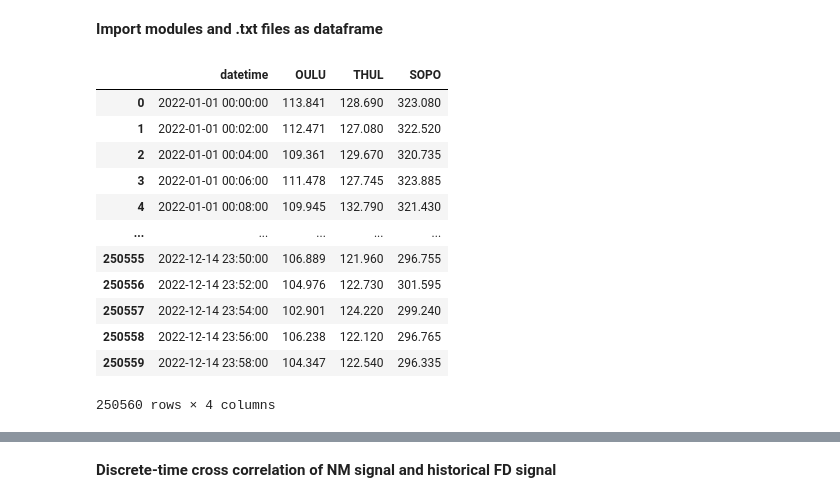
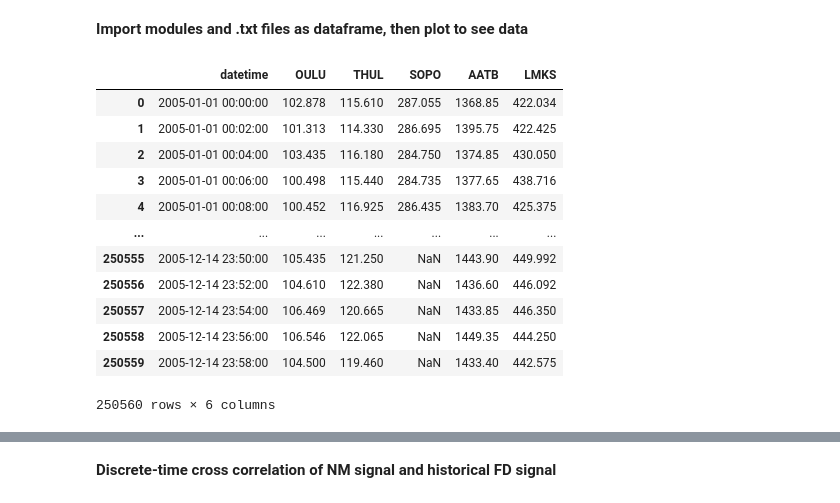
Before and after one commit to chatdanai-s/nmdb-FD-CCF, a Jupyter notebook: 6505066_SIP_PROJECT.ipynb, the cells around one changed output, grey strips where cells are left out. Cells and saved outputs as stored; diff of their text form; code cells hidden in the pictures.

```diff
--- a/6505066_SIP_PROJECT.ipynb
+++ b/6505066_SIP_PROJECT.ipynb
@@ -1,5 +1,5 @@
 # %% [markdown]
-**Import modules and .txt files as dataframe**
+**Import modules and .txt files as dataframe, then plot to see data**
 # %%
 # Import modules
 import pandas as pd
@@ -8,47 +10,75 @@ import matplotlib.pyplot as plt
 import scipy
 # %%
-# Import nmdb data
+## Import nmdb data (OULU, THUL, SOPO)
 colnames = ['datetime', 'OULU', 'THUL', 'SOPO']
-stations = colnames[1:]
 filenames = ['data_2min_fd2015.txt', 'data_2min_fd2021.txt',
+             'data_2min_2005_1.txt', 'data_2min_2005_2.txt', 'data_2min_2005_3.txt',
              'data_2min_2022_1.txt', 'data_2min_2022_2.txt', 'data_2min_2022_3.txt',
              'data_2min_2023_1.txt', 'data_2min_2023_2.txt', 'data_2min_2023_3.txt',
              'data_2min_2024_1.txt', 'data_2min_2024_2.txt', 'data_2min_2024_3.txt']
 dataframes = []
 
-for filename in filenames:
+def read_and_clean_txt(filename, colnames):
+    stations = colnames[1:]
     df = pd.read_csv(filename, sep=';', comment='#', names=colnames) # Import
     df = df.drop(index=0).reset_index(drop=True) # Remove first row
     df.datetime = pd.to_datetime(df.datetime, format="%Y-%m-%d %H:%M:%S") # Convert to datetime
     for s in stations: # Convert invalid data to nan
         df[s] = pd.to_numeric(df[s], errors='coerce')
+        df[s] = df[s].bfill()   # backward fill
+    return df
 
+for filename in filenames:
+    df = read_and_clean_txt(filename, colnames)
     dataframes.append(df) # Add to df list
 
 # Extract as individual dataframes
-fd15, fd21, data22_1, data22_2, data22_3, data23_1, data23_2, data23_3, data24_1, data24_2, data24_3 = dataframes
+fd15, fd21, data05_1, data05_2, data05_3, data22_1, data22_2, data22_3, data23_1, data23_2, data23_3, data24_1, data24_2, data24_3 = dataframes
 
-# Merge data22, data23, data24
+# Merge data05, data22, data23, data24
+data05 = pd.concat([data05_1, data05_2, data05_3], ignore_index=True)
 data22 = pd.concat([data22_1, data22_2, data22_3], ignore_index=True)
 data23 = pd.concat([data23_1, data23_2, data23_3], ignore_index=True)
 data24 = pd.concat([data24_1, data24_2, data24_3], ignore_index=True)
 
+
+## Import nmdb data (AATB, lMKS) -- Downloaded later on
+# Concatenate FD data to first 2 dataframes
+def merge_with_filename(df_to_merge, filename, colnames):
+    another_df = read_and_clean_txt(filename, colnames)
+    df_merged = df_to_merge.merge(another_df, on='datetime', how='outer')
+    return df_merged
+
+colnames = ['datetime', 'AATB', 'LMKS']
+fd15 = merge_with_filename(fd15, 'data_2min_fd2015_LMKS+AATB.txt', colnames)
+fd21 = merge_with_filename(fd21, 'data_2min_fd2021_LMKS+AATB.txt', colnames)
+
+# Concatenate FD data to the rest of the dataframes
+for s in ['AATB', 'LMKS']:
+    colnames = ['datetime', s]
+    data05 = merge_with_filename(data05, f'data_2min_2005_{s}.txt', colnames)
+    data22 = merge_with_filename(data22, f'data_2min_2022_{s}.txt', colnames)
+    data23 = merge_with_filename(data23, f'data_2min_2023_{s}.txt', colnames)
+    data24 = merge_with_filename(data24, f'data_2min_2024_{s}.txt', colnames)
+
 # Reset dataframes
-dataframes = [fd15, fd21, data22, data23, data24]
+dataframes = [fd15, fd21, data05, data22, data23, data24]
 
-data22
+# Show dataframe
+stations = ['OULU', 'THUL', 'SOPO', 'AATB', 'LMKS']  # Final station list
+data05
 # %% [output]
-|  | datetime | OULU | THUL | SOPO |
-| 0 | 2022-01-01 00:00:00 | 113.841 | 128.690 | 323.080 |
-| 1 | 2022-01-01 00:02:00 | 112.471 | 127.080 | 322.520 |
-| 2 | 2022-01-01 00:04:00 | 109.361 | 129.670 | 320.735 |
-| 3 | 2022-01-01 00:06:00 | 111.478 | 127.745 | 323.885 |
-| 4 | 2022-01-01 00:08:00 | 109.945 | 132.790 | 321.430 |
-| ... | ... | ... | ... | ... |
-| 250555 | 2022-12-14 23:50:00 | 106.889 | 121.960 | 296.755 |
-| 250556 | 2022-12-14 23:52:00 | 104.976 | 122.730 | 301.595 |
-| 250557 | 2022-12-14 23:54:00 | 102.901 | 124.220 | 299.240 |
-| 250558 | 2022-12-14 23:56:00 | 106.238 | 122.120 | 296.765 |
-| 250559 | 2022-12-14 23:58:00 | 104.347 | 122.540 | 296.335 |
+|  | datetime | OULU | THUL | SOPO | AATB | LMKS |
+| 0 | 2005-01-01 00:00:00 | 102.878 | 115.610 | 287.055 | 1368.85 | 422.034 |
+| 1 | 2005-01-01 00:02:00 | 101.313 | 114.330 | 286.695 | 1395.75 | 422.425 |
+| 2 | 2005-01-01 00:04:00 | 103.435 | 116.180 | 284.750 | 1374.85 | 430.050 |
+| 3 | 2005-01-01 00:06:00 | 100.498 | 115.440 | 284.735 | 1377.65 | 438.716 |
+| 4 | 2005-01-01 00:08:00 | 100.452 | 116.925 | 286.435 | 1383.70 | 425.375 |
+| ... | ... | ... | ... | ... | ... | ... |
+| 250555 | 2005-12-14 23:50:00 | 105.435 | 121.250 | NaN | 1443.90 | 449.992 |
+| 250556 | 2005-12-14 23:52:00 | 104.610 | 122.380 | NaN | 1436.60 | 446.092 |
+| 250557 | 2005-12-14 23:54:00 | 106.469 | 120.665 | NaN | 1433.85 | 446.350 |
+| 250558 | 2005-12-14 23:56:00 | 106.546 | 122.065 | NaN | 1449.35 | 444.250 |
+| 250559 | 2005-12-14 23:58:00 | 104.500 | 119.460 | NaN | 1433.40 | 442.575 |
-250560 rows × 4 columns
+250560 rows × 6 columns
 # %%
```
Also changed, not shown: parts of 10 cells of this notebook, 4 other files.
